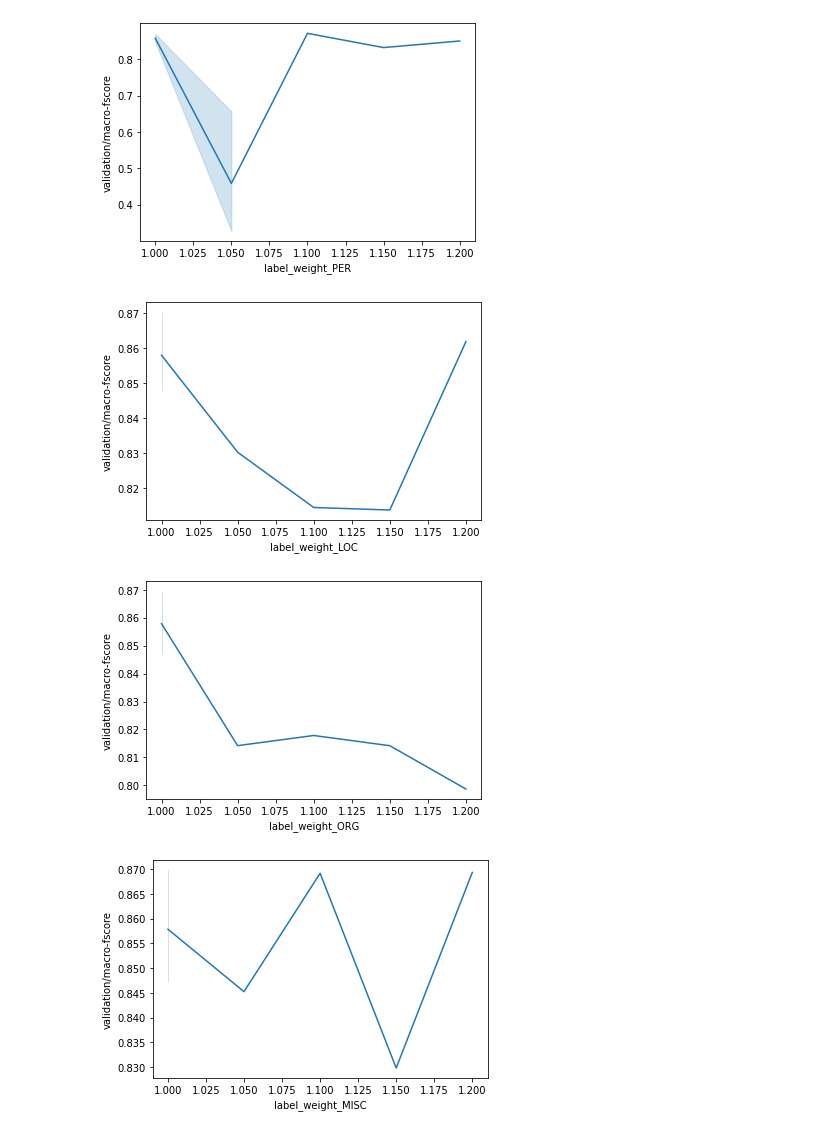
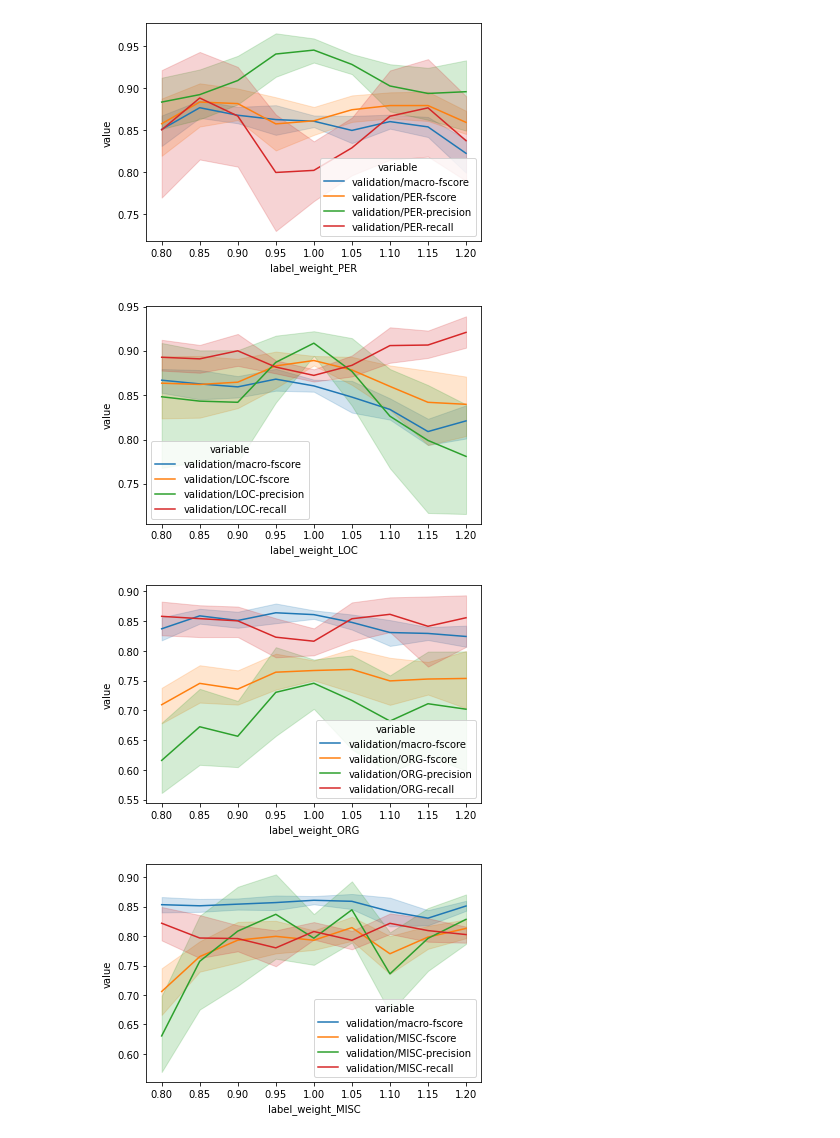
Before and after one commit to eraldoluis/allennlp-weighted-crf, a Jupyter notebook: notebooks/wandb_sweep_analysis.ipynb, the cells around one changed output. Cells and saved outputs as stored; diff of their text form; code cells hidden in the pictures.

```diff
--- a/notebooks/wandb_sweep_analysis.ipynb
+++ b/notebooks/wandb_sweep_analysis.ipynb
@@ -11,6 +9,6 @@ True
 # %%
 api = wandb.Api()
-sweep_ids = ["1qcd2x0p", "dwqldmag", "s3jg6oju"]
+sweep_ids = ["1qcd2x0p", "dwqldmag", "s3jg6oju", "cw2quf1k", "68wrws1j"]
 sweeps = [api.sweep(f"eraldoluis/WeightedCRF/{sweep_id}") for sweep_id in sweep_ids]
 # %%
 runs = [run for sweep in sweeps for run in sweep.runs]
@@ -78,0 +82,4 @@ sel = [df_runs_weights[col] == 1.0 for col in cols]
+# %%
+sels = [df_runs_weights[f"label_weight_{tag}"] == 1.0 for tag in tags]
+for i, s in enumerate(sels):
+    print(f"{tags[i]}: {len(s) - s.sum()}")
@@ -79,10 +92,8 @@ sel = [df_runs_weights[col] == 1.0 for col in cols]
 # %%
 import numpy as np
-def plot_one(idx):
-    sel_ = [s for i, s in enumerate(sel) if i != idx]
-    sel_res = sel_[0]
-    for s in sel_[1:]:
-        sel_res = (sel_res & s)
-    sns.lineplot(data=df_runs_weights[sel_res], x=cols[idx], y="validation/macro-fscore")
-
-plot_one(0)
+def get_sel(idx):
+    sels_diff = [s for i, s in enumerate(sels) if i != idx]
+    sels_diff_and = sels_diff[0]
+    for s in sels_diff[1:]:
+        sels_diff_and = (sels_diff_and & s)
+    return df_runs_weights[sels_diff_and]
@@ -90,0 +100,10 @@ plot_one(0)
+# %%
+def plot_metrics(tag):
+    value_cols = [
+        "validation/macro-fscore",
+        f"validation/{tags[tag]}-fscore",
+        f"validation/{tags[tag]}-precision",
+        f"validation/{tags[tag]}-recall"
+    ]
+    df = get_sel(tag).melt(id_vars=[f"label_weight_{tags[tag]}"], value_vars=value_cols)
+    sns.lineplot(data=df, x=f"label_weight_{tags[tag]}", y="value", hue="variable")
@@ -91,16 +114,16 @@ plot_one(0)
 # %%
-plot_one(1)
+plot_metrics(1)
 # %% [output]
-[figure, old version]
+[figure, new version]
 # %%
-plot_one(2)
+plot_metrics(2)
 # %% [output]
-[figure, old version]
+[figure, new version]
 # %%
-plot_one(3)
+plot_metrics(3)
 # %% [output]
-[figure, old version]
+[figure, new version]
 # %%
-plot_one(4)
+plot_metrics(4)
 # %% [output]
-[figure, old version]
+[figure, new version]
```
Also changed, not shown: parts of 10 cells of this notebook, 1 other file.
